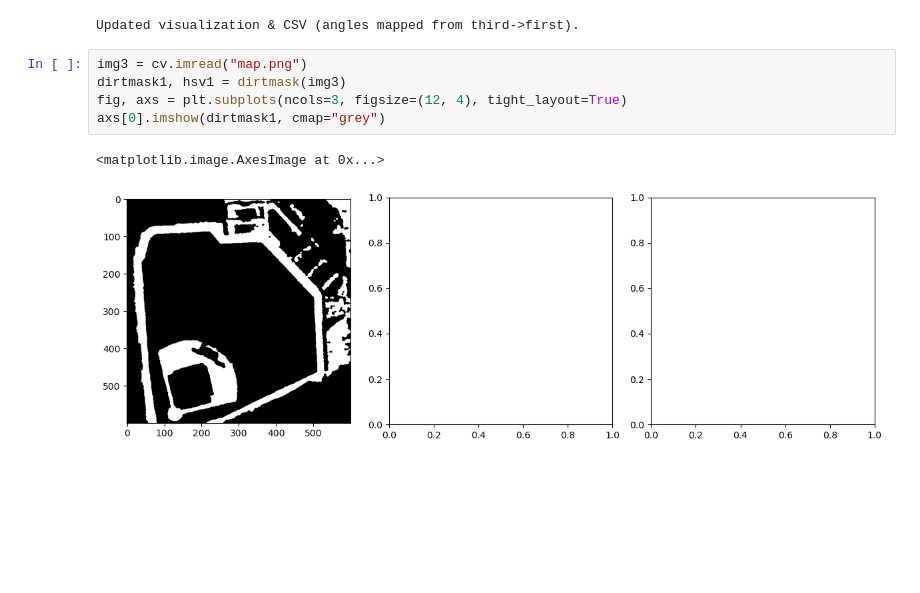
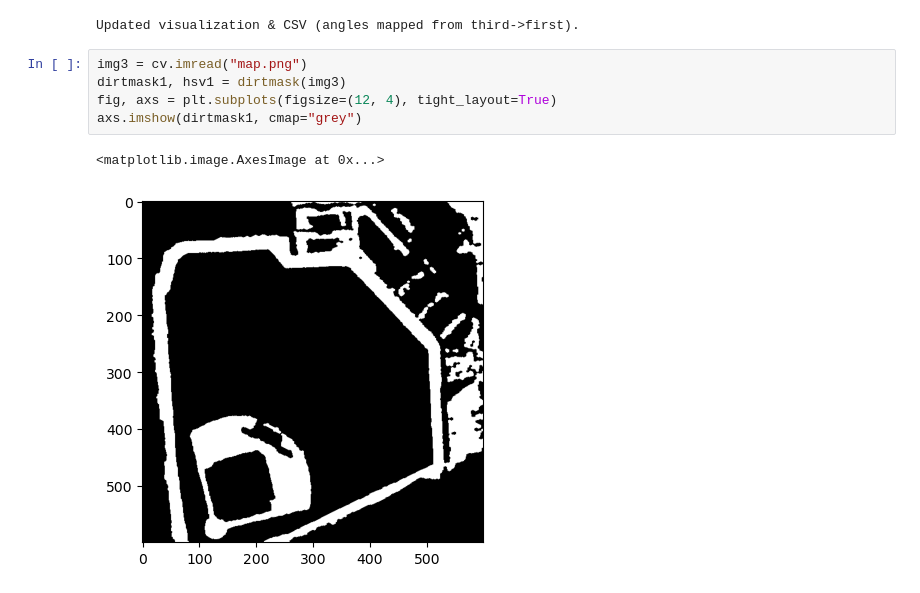
Before and after one commit to awang124/orioles-outfield-estimation, a Jupyter notebook: Four Points.ipynb, the cells around one changed output. Saved outputs shown, nothing was run; the diff lists cells and outputs as text; blank space fills up the shorter version.

```diff
--- a/Four Points.ipynb
+++ b/Four Points.ipynb
@@ -293,8 +291,8 @@ Updated visualization & CSV (angles mapped from third->first).
 # %%
 img3 = cv.imread("map.png")
 dirtmask1, hsv1 = dirtmask(img3)
-fig, axs = plt.subplots(ncols=3, figsize=(12, 4), tight_layout=True)
-axs[0].imshow(dirtmask1, cmap="grey")
+fig, axs = plt.subplots(figsize=(12, 4), tight_layout=True)
+axs.imshow(dirtmask1, cmap="grey")
 # %% [output]
 <matplotlib.image.AxesImage at 0x...>
-[figure, old version]
+[figure, new version]
```
Also changed, not shown: parts of 2 cells of this notebook.
